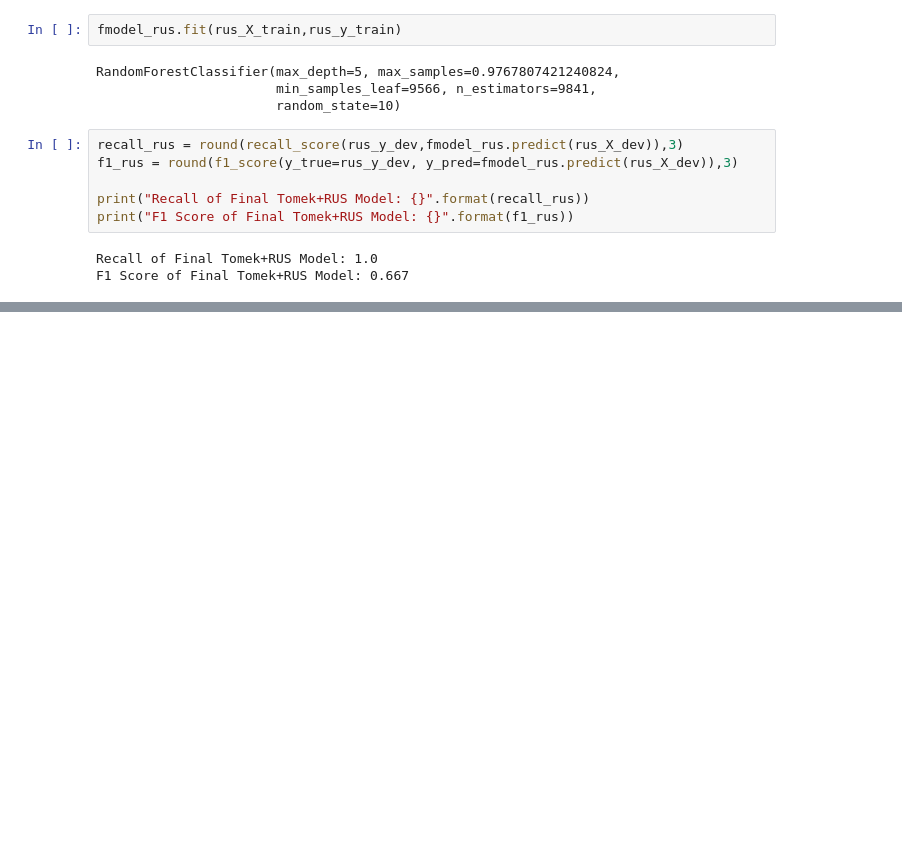
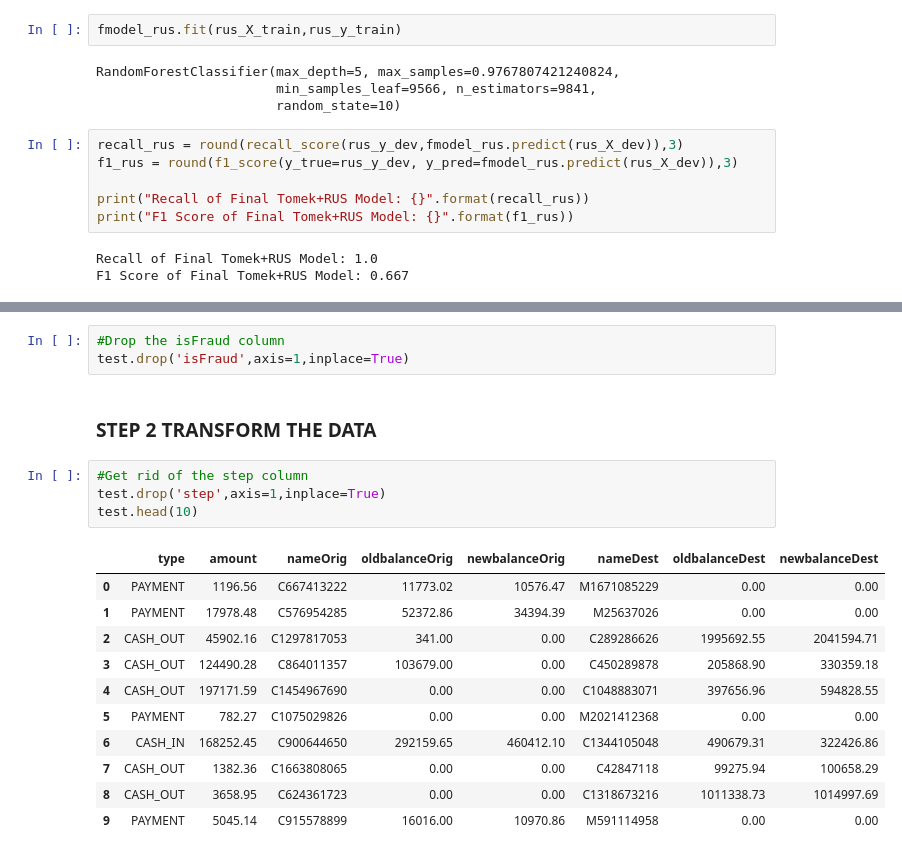
Before and after one commit to kevinArmenta/OnlinePaymentFraud, a Jupyter notebook: 5. Final Models.ipynb, the cells around one changed output, grey strips where cells are left out. Cells and saved outputs as stored; diff of their text form; blank space fills up the shorter version.

Commit message:
Formated the testing data and tested it against the two final models

```diff
--- a/5. Final Models.ipynb
+++ b/5. Final Models.ipynb
@@ -140,0 +156,21 @@ F1 Score of Final Tomek+RUS Model: 0.667
+# %%
+#Drop the isFraud column
+test.drop('isFraud',axis=1,inplace=True)
+# %% [markdown]
+### STEP 2 TRANSFORM THE DATA
+# %%
+#Get rid of the step column
+test.drop('step',axis=1,inplace=True)
+test.head(10)
+# %% [output]
+|  | type | amount | nameOrig | oldbalanceOrig | newbalanceOrig | nameDest | oldbalanceDest | newbalanceDest |
+| 0 | PAYMENT | 1196.56 | C667413222 | 11773.02 | 10576.47 | M1671085229 | 0.00 | 0.00 |
+| 1 | PAYMENT | 17978.48 | C576954285 | 52372.86 | 34394.39 | M25637026 | 0.00 | 0.00 |
+| 2 | CASH_OUT | 45902.16 | C1297817053 | 341.00 | 0.00 | C289286626 | 1995692.55 | 2041594.71 |
+| 3 | CASH_OUT | 124490.28 | C864011357 | 103679.00 | 0.00 | C450289878 | 205868.90 | 330359.18 |
+| 4 | CASH_OUT | 197171.59 | C1454967690 | 0.00 | 0.00 | C1048883071 | 397656.96 | 594828.55 |
+| 5 | PAYMENT | 782.27 | C1075029826 | 0.00 | 0.00 | M2021412368 | 0.00 | 0.00 |
+| 6 | CASH_IN | 168252.45 | C900644650 | 292159.65 | 460412.10 | C1344105048 | 490679.31 | 322426.86 |
+| 7 | CASH_OUT | 1382.36 | C1663808065 | 0.00 | 0.00 | C42847118 | 99275.94 | 100658.29 |
+| 8 | CASH_OUT | 3658.95 | C624361723 | 0.00 | 0.00 | C1318673216 | 1011338.73 | 1014997.69 |
+| 9 | PAYMENT | 5045.14 | C915578899 | 16016.00 | 10970.86 | M591114958 | 0.00 | 0.00 |
```
Also changed, not shown: parts of 19 cells of this notebook.
